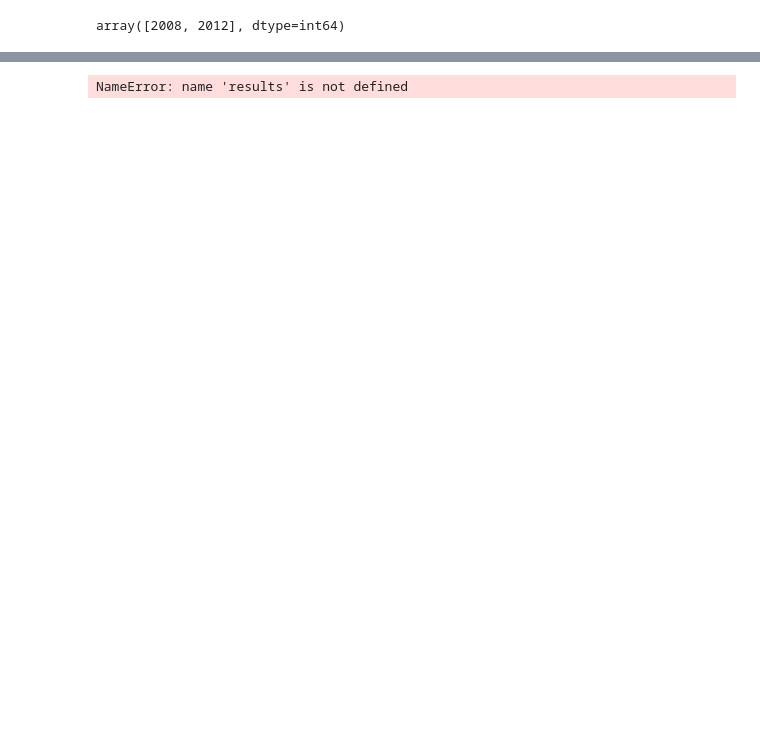
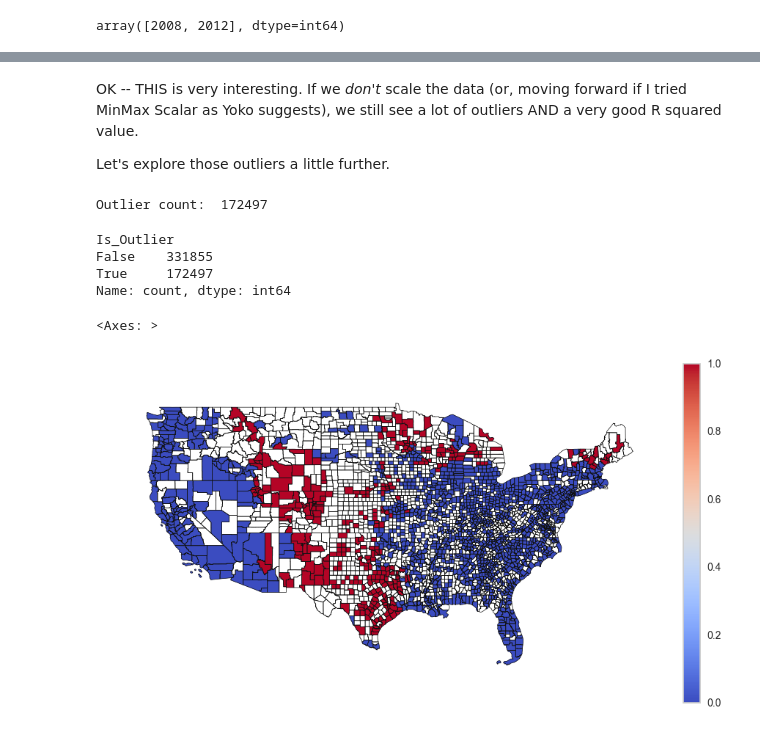
Before and after one commit to MLFP-90803-SP24-FinalProjects/Team17-FinalProject, a Jupyter notebook: Q1_RANSAC_Regression.ipynb, the cells around one changed output, grey strips where cells are left out. Drawn from its saved outputs; the diff is of its cells as text; code cells hidden in the pictures; blank space fills up the shorter version.

```diff
--- a/Q1_RANSAC_Regression.ipynb
+++ b/Q1_RANSAC_Regression.ipynb
@@ -273,0 +366,16 @@ array([2000, 2001, 2002, 2003, 2004, 2005, 2006, 2007, 2009, 2010, 2011,
+# %% [markdown]
+OK -- THIS is very interesting. If we _don't_ scale the data (or, moving forward if I tried MinMax Scalar as Yoko suggests), we still see a lot of outliers AND a very good R squared value.
+
+Let's explore those outliers a little further.
+# %%
+mse_train, mse_test, r2_train, r2_test, results, outlier_count, coefs \
+     = ransac_linear(X_train_selected_no_2008, y_train_no_2008, X_test_selected_no_2008, \
+    y_test_no_2008, train_selected_no_2008, 2)
+
+results['Is_Outlier'].value_counts()
+# %% [output]
+Outlier count:  172497
+Is_Outlier
+False    331855
+True     172497
+Name: count, dtype: int64
@@ -274,13 +385,14 @@ array([2000, 2001, 2002, 2003, 2004, 2005, 2006, 2007, 2009, 2010, 2011,
 # %%
-data_2018 = results[4].copy()
-data_2018 = data_2018[data_2018['Year'] == 2016]
+data_2018 = results.copy()
+data_2018 = data_2018[data_2018['Year'] == 2018]
 data_2018 = data_2018[data_2018['Month'] == 3]
 data_2018['Is_Outlier'] = data_2018['Is_Outlier'].astype(dtype='int')
 fig, ax = plt.subplots(1, 1, figsize=(12, 6))
 ax.set_xlim(-130, -65)
 ax.set_ylim(24, 50)
 ax.set_axis_off()
 us_counties.geometry.boundary.plot(ax=ax, edgecolor='k', linewidth = 0.5)
 data_2018.plot(column='Is_Outlier', ax=ax, cmap='coolwarm', legend=True)
 # %% [output]
-NameError: name 'results' is not defined
+<Axes: >
+[figure, added]
```
Also changed, not shown: parts of 32 cells of this notebook.
